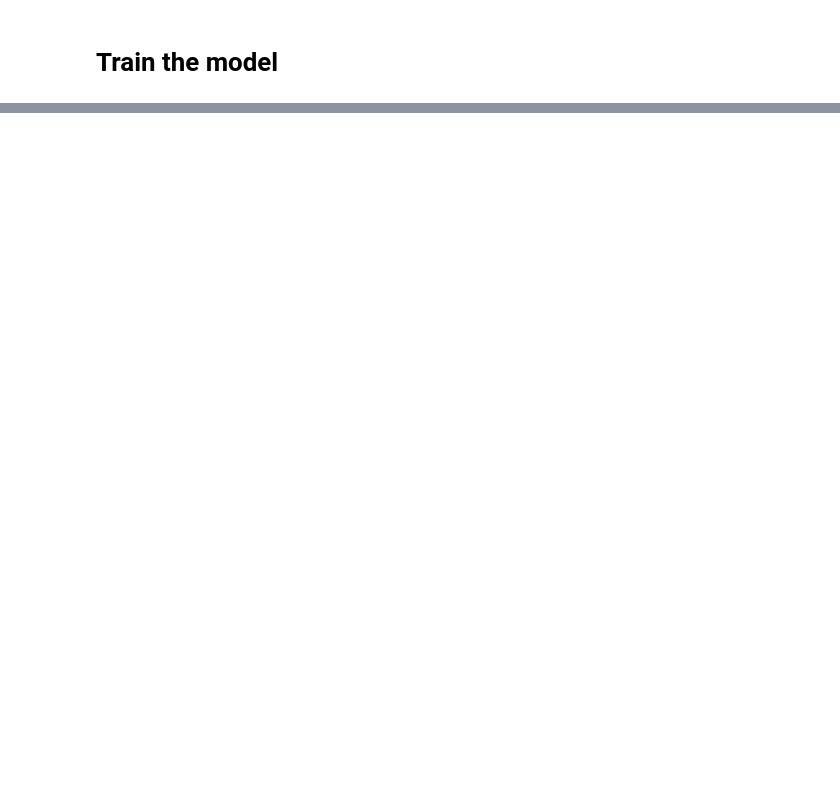
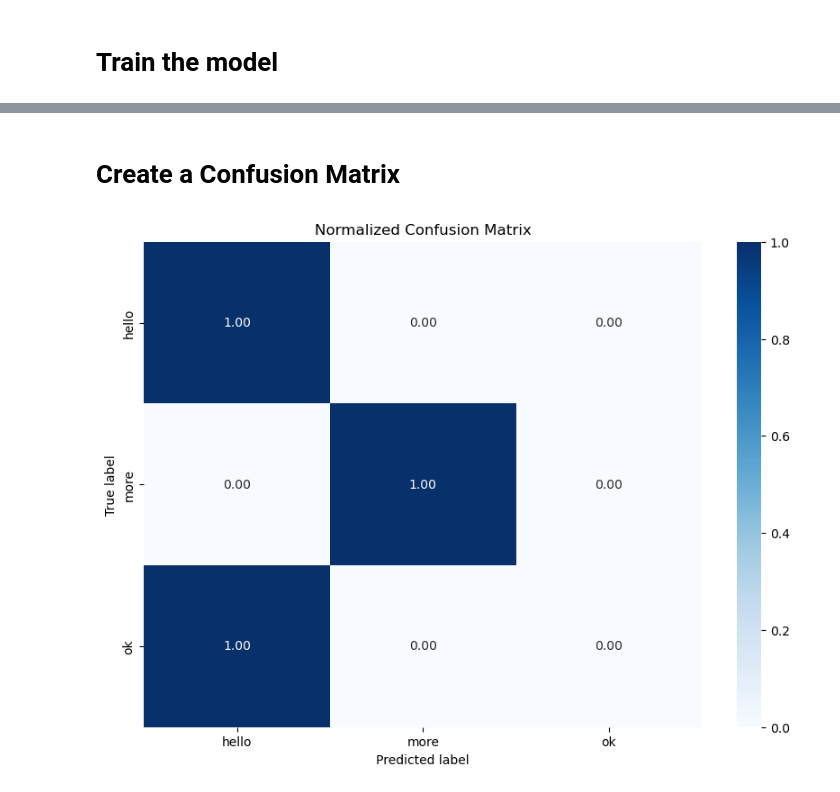
Before and after one commit to SamerAT11/Video_Classification, a Jupyter notebook: Sign Language Detector/Action_Detection.ipynb, the cells around one changed output, grey strips where cells are left out. Cells and saved outputs as stored; diff of their text form; code cells hidden in the pictures; blank space fills up the shorter version.

```diff
--- a/Sign Language Detector/Action_Detection.ipynb
+++ b/Sign Language Detector/Action_Detection.ipynb
@@ -344,0 +442,2 @@ Epoch 10, global step 99: 'val_acc' was not in top 1
+# %% [markdown]
+# Create a Confusion Matrix
@@ -344,0 +460,41 @@ Epoch 10, global step 99: 'val_acc' was not in top 1
+# %%
+# Load the best checkpoint
+
+# Initialize the LSTM model
+model = LSTMModel(input_size, hidden_size, num_layers, num_classes)
+
+best_model_path = 'C:\\Users\\samer\\anaconda3\\Tutorial Projects\\HAR\\Sign Language Detector\\checkpoints\\best-checkpoint_lstm-v3.ckpt'
+model = ActionRecognitionModel.load_from_checkpoint(best_model_path, model=model, num_classes=num_classes)
+
+# Move the model to the appropriate device
+device = torch.device('cuda' if torch.cuda.is_available() else 'cpu')
+model = model.to(device)
+
+# Generate predictions
+true_labels, predicted_labels = generate_predictions(model, test_loader, device)
+# %%
+from sklearn.metrics import confusion_matrix
+import matplotlib.pyplot as plt
+import seaborn as sns
+
+def plot_confusion_matrix(cm, classes, normalize=False, title='Confusion matrix', cmap=plt.cm.Blues):
+    if normalize:
+        cm = cm.astype('float') / cm.sum(axis=1)[:, np.newaxis]
+
+    plt.figure(figsize=(10, 7))
+    sns.heatmap(cm, annot=True, fmt='.2f' if normalize else 'd', cmap=cmap, xticklabels=classes, yticklabels=classes)
+    plt.title(title)
+    plt.ylabel('True label')
+    plt.xlabel('Predicted label')
+    plt.show()
+
+# Compute the confusion matrix
+conf_matrix = confusion_matrix(true_labels, predicted_labels)
+
+# Define class names
+class_names = ['hello', 'more', 'ok']  # Update this list with your action labels
+
+# Plot the confusion matrix
+plot_confusion_matrix(conf_matrix, classes=class_names, normalize=True, title='Normalized Confusion Matrix')
+# %% [output]
+[figure, added]
```
Also changed, not shown: parts of 20 cells of this notebook.
